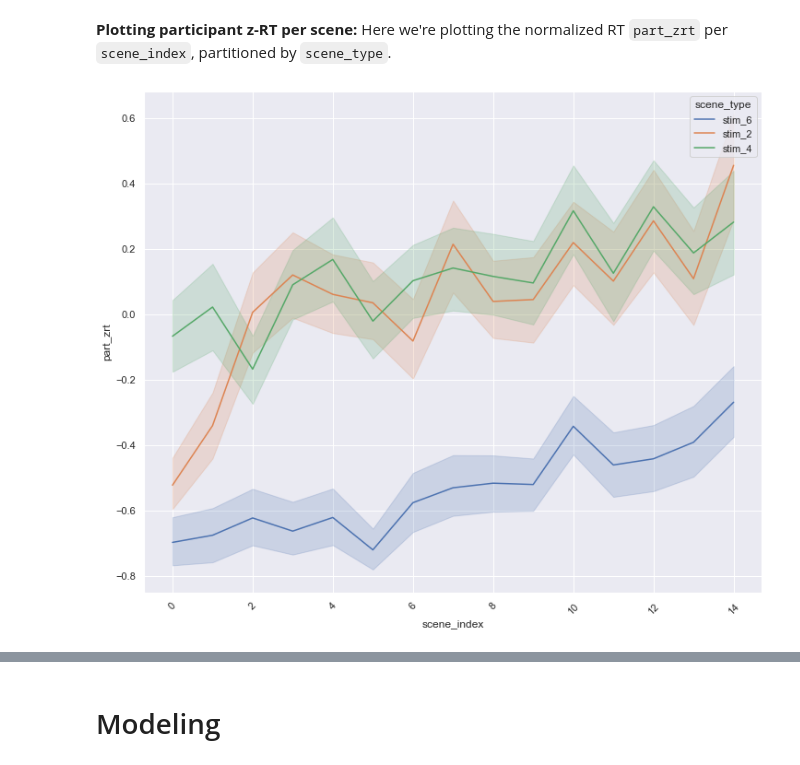
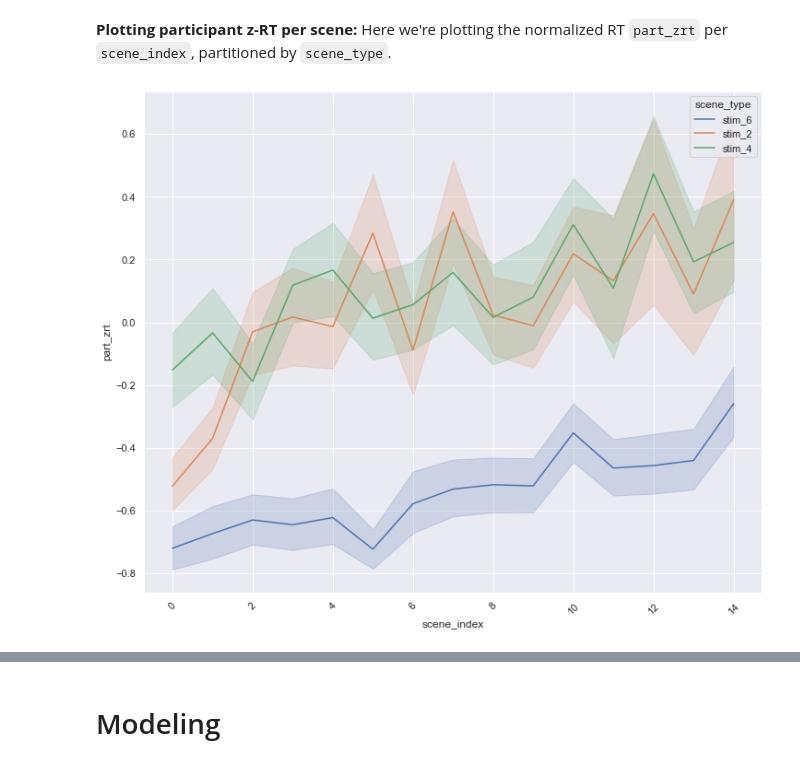
Before and after one commit to flxsosa/physics_abstraction, a Jupyter notebook: experiments/experiment4/notebooks/analysis.ipynb, the cells around one changed output, grey strips where cells are left out. Cells and saved outputs as stored; diff of their text form; code cells hidden in the pictures.

```diff
--- a/experiments/experiment4/notebooks/analysis.ipynb
+++ b/experiments/experiment4/notebooks/analysis.ipynb
@@ -210,7 +211,7 @@ sns.boxplot(x="scene_type",y="part_zrt",hue="scene_col",data=responses)
 # %% [markdown]
 **Plotting participant z-RT per scene:** Here we're plotting the normalized RT `part_zrt` per `scene_index`, partitioned by `scene_type`.
 # %%
-sns.lineplot(x="scene_index",y="part_zrt",hue="scene_type",data=responses)
+sns.lineplot(x="scene_index",y="part_zrt",hue="scene_type",data=responses.loc[responses.correct == True])
 plt.xticks(rotation=45);
 # %% [output]
-[figure, old version]
+[figure, new version]
```
Also changed, not shown: parts of 61 cells of this notebook.
